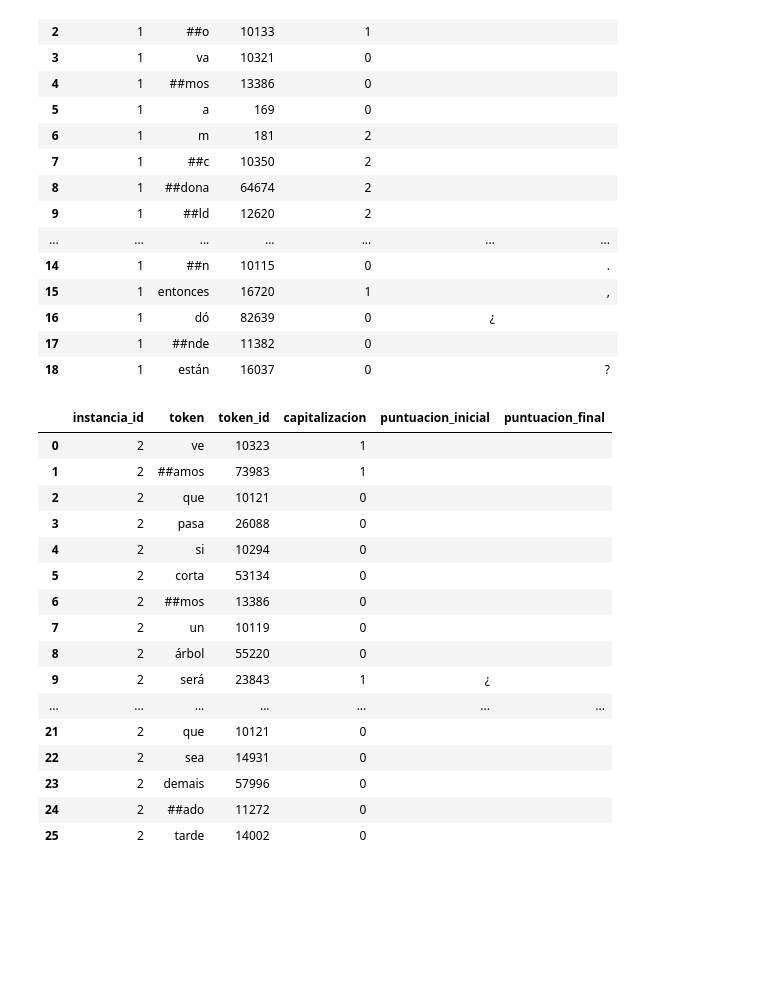
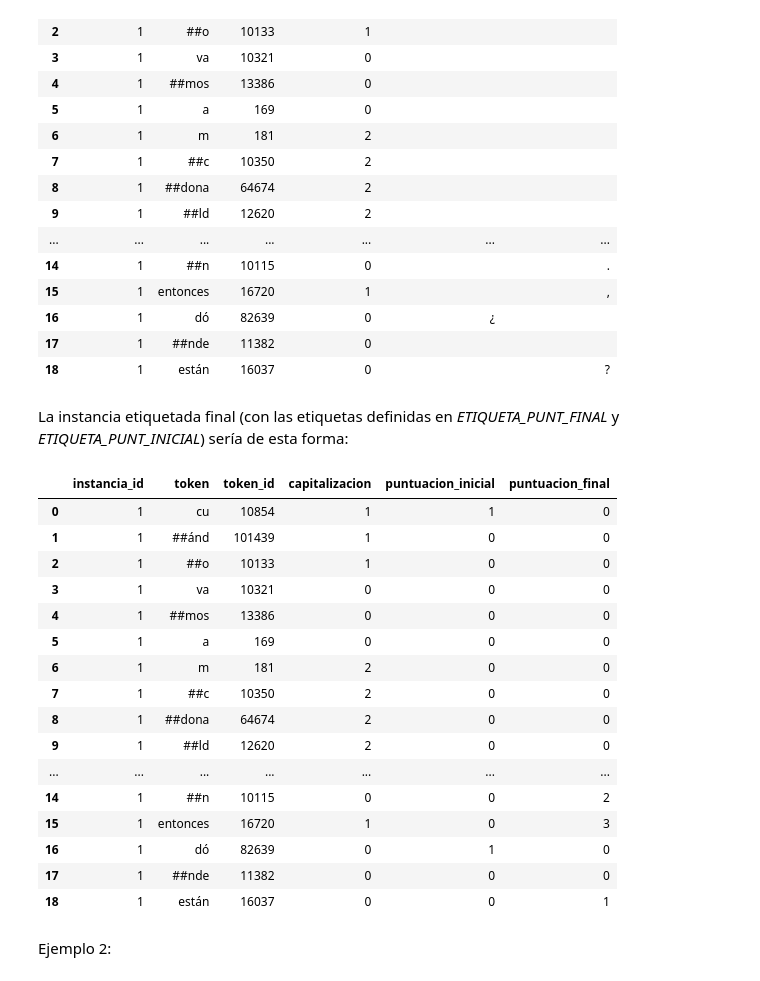
Before and after one commit to LeoBrasileo/Aprendizaje-Automatico-TP2, a Jupyter notebook: py/TP2_main.ipynb, the cells around one changed output. Saved outputs shown, nothing was run; the diff lists cells and outputs as text; code cells hidden in the pictures; blank space fills up the shorter version.

Commit message:
agrego etiquetado para datos

```diff
--- a/py/TP2_main.ipynb
+++ b/py/TP2_main.ipynb
@@ -76,12 +89,13 @@ from funciones_dataset import generar_data_palabras, clasificacion_nivel_token
 # %%
 texto_original = "¿Cuándo vamos a McDonald's? Ellos no vienen. Entonces, ¿dónde están?"
-data_texto_original = generar_data_palabras(instancia_id=1, instancia=texto_original)
 
 texto_limpio = limpiar_string(texto_original)
 tokens_texto_limpio = tokenizer.tokenize(texto_limpio)
 
-clasificacion = clasificacion_nivel_token(tokens_texto_limpio, data_texto_original, tokenizer)
-pd.DataFrame.from_dict(clasificacion)
+puntuacion_tokens = asignar_puntuacion_a_tokens(instancia_original=texto_original,
+                                                instancia_id=1,
+                                                instancia_tokens=tokens_texto_limpio)
+pd.DataFrame.from_dict(puntuacion_tokens)
 # %% [output]
 |  | instancia_id | token | token_id | capitalizacion | puntuacion_inicial | puntuacion_final |
 | 0 | 1 | cu | 10854 | 1 | ¿ |  |
@@ -100,29 +114,28 @@ pd.DataFrame.from_dict(clasificacion)
 | 16 | 1 | dó | 82639 | 0 | ¿ |  |
 | 17 | 1 | ##nde | 11382 | 0 |  |  |
 | 18 | 1 | están | 16037 | 0 |  | ? |
-# %%
-data_test_limpieza = generar_data_palabras(instancia_id=2, instancia=test_limpieza)
-
-test_limpieza_limpio = limpiar_string(test_limpieza)
-tokens_texto_limpio = tokenizer.tokenize(test_limpieza_limpio)
-
-clasificacion = clasificacion_nivel_token(tokens_texto_limpio, data_test_limpieza, tokenizer)
-pd.DataFrame.from_dict(clasificacion).head(26)
-# %% [output]
-|  | instancia_id | token | token_id | capitalizacion | puntuacion_inicial | puntuacion_final |
-| 0 | 2 | ve | 10323 | 1 |  |  |
-| 1 | 2 | ##amos | 73983 | 1 |  |  |
-| 2 | 2 | que | 10121 | 0 |  |  |
-| 3 | 2 | pasa | 26088 | 0 |  |  |
-| 4 | 2 | si | 10294 | 0 |  |  |
-| 5 | 2 | corta | 53134 | 0 |  |  |
-| 6 | 2 | ##mos | 13386 | 0 |  |  |
-| 7 | 2 | un | 10119 | 0 |  |  |
-| 8 | 2 | árbol | 55220 | 0 |  |  |
-| 9 | 2 | será | 23843 | 1 | ¿ |  |
-| ... | ... | ... | ... | ... | ... | ... |
-| 21 | 2 | que | 10121 | 0 |  |  |
-| 22 | 2 | sea | 14931 | 0 |  |  |
-| 23 | 2 | demais | 57996 | 0 |  |  |
-| 24 | 2 | ##ado | 11272 | 0 |  |  |
-| 25 | 2 | tarde | 14002 | 0 |  |  |
+# %% [markdown]
+La instancia etiquetada final (con las etiquetas definidas en _ETIQUETA_PUNT_FINAL_ y _ETIQUETA_PUNT_INICIAL_) sería de esta forma:
+# %%
+tokens_etiquetados = asignar_etiquetas_puntuacion(puntuacion_tokens)
+pd.DataFrame.from_dict(tokens_etiquetados)
+# %% [output]
+|  | instancia_id | token | token_id | capitalizacion | puntuacion_inicial | puntuacion_final |
+| 0 | 1 | cu | 10854 | 1 | 1 | 0 |
+| 1 | 1 | ##ánd | 101439 | 1 | 0 | 0 |
+| 2 | 1 | ##o | 10133 | 1 | 0 | 0 |
+| 3 | 1 | va | 10321 | 0 | 0 | 0 |
+| 4 | 1 | ##mos | 13386 | 0 | 0 | 0 |
+| 5 | 1 | a | 169 | 0 | 0 | 0 |
+| 6 | 1 | m | 181 | 2 | 0 | 0 |
+| 7 | 1 | ##c | 10350 | 2 | 0 | 0 |
+| 8 | 1 | ##dona | 64674 | 2 | 0 | 0 |
+| 9 | 1 | ##ld | 12620 | 2 | 0 | 0 |
+| ... | ... | ... | ... | ... | ... | ... |
+| 14 | 1 | ##n | 10115 | 0 | 0 | 2 |
+| 15 | 1 | entonces | 16720 | 1 | 0 | 3 |
+| 16 | 1 | dó | 82639 | 0 | 1 | 0 |
+| 17 | 1 | ##nde | 11382 | 0 | 0 | 0 |
+| 18 | 1 | están | 16037 | 0 | 0 | 1 |
+# %% [markdown]
+Ejemplo 2:
```
Also changed, not shown: parts of 7 cells of this notebook, 2 other files.
